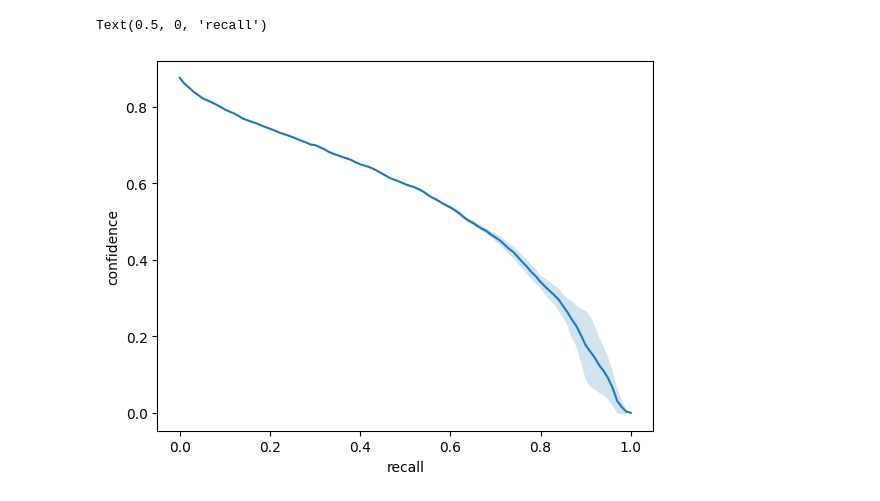
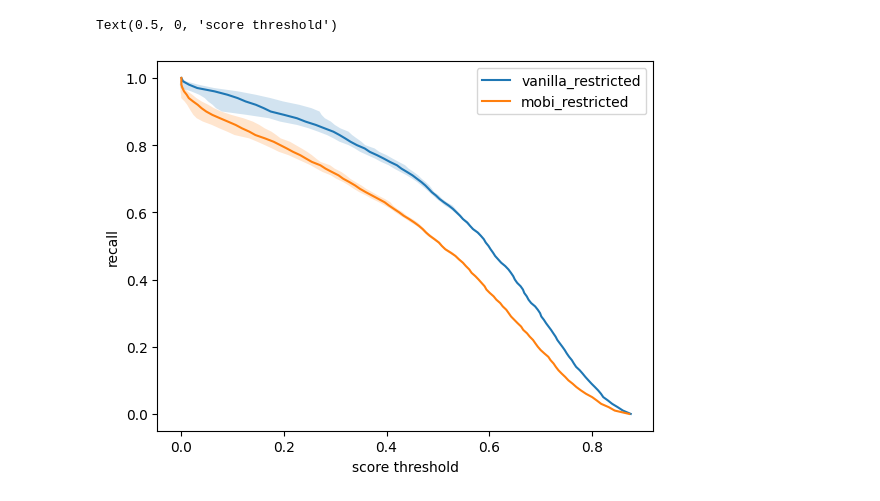
Before and after one commit to alexbuburuzan/MObI, a Jupyter notebook: bevfusion/edited-objects-eval.ipynb, the cells around one changed output. Cells and saved outputs as stored; diff of their text form; code cells hidden in the pictures.

```diff
--- a/bevfusion/edited-objects-eval.ipynb
+++ b/bevfusion/edited-objects-eval.ipynb
@@ -3,13 +3,20 @@ import json
 import matplotlib.pyplot as plt
 import numpy as np
 # %%
-with open("results/metrics_details.json") as f:
-    data = json.load(f)
+results = {}
+
+for k in ["vanilla", "vanilla_restricted", "mobi", "mobi_restricted"]:
+    with open(f"results_{k}/metrics_details.json") as f:
+        results[k] = json.load(f)
 # %%
-keys = ["car:0.5", "car:1.0", "car:2.0", "car:4.0"]
-for k, d in ((key, data[key]) for key in keys):
-    plt.plot(d["recall"], d["confidence"], label=k)
-plt.ylabel('confidence')
-plt.xlabel('recall')
-plt.legend()
+for k in results:
+    data = results[k]
+
+    keys = ["car:0.5", "car:1.0", "car:2.0", "car:4.0"]
+    for k, d in ((key, data[key]) for key in keys):
+        plt.plot(d["confidence"], d["recall"], label=k)
+    plt.ylabel('recall')
+    plt.xlabel('score threshold')
+    plt.legend()
+    plt.show()
 # %% [output]
@@ -18,13 +27,18 @@ plt.legend()
 # %%
-# Compute the mean and std of the confidence for each recall value over keys
-mean = np.stack([data[key]["confidence"] for key in keys]).mean(axis=0)
-std = np.stack([data[key]["confidence"] for key in keys]).std(axis=0)
+for k in ["vanilla_restricted", "mobi_restricted"]:  # results:
+    data = results[k]
 
-# Plot the mean and std as a shaded area
-plt.fill_between(data[keys[0]]["recall"], mean - std, mean + std, alpha=0.2)
-plt.plot(data[keys[0]]["recall"], mean, label="mean")
-plt.ylabel('confidence')
-plt.xlabel('recall')
+    # Compute the mean and std of the confidence for each recall value over keys
+    mean = np.stack([data[key]["confidence"] for key in keys]).mean(axis=0)
+    std = np.stack([data[key]["confidence"] for key in keys]).std(axis=0)
+
+    # Plot the mean and std as a shaded area
+    plt.fill_betweenx(data[keys[0]]["recall"], mean - std, mean + std, alpha=0.2)
+    plt.plot(mean, data[keys[0]]["recall"], label=k)
+
+plt.legend()
+plt.ylabel('recall')
+plt.xlabel('score threshold')
 # %% [output]
-Text(0.5, 0, 'recall')
+Text(0.5, 0, 'score threshold')
-[figure, old version]
+[figure, new version]
```
Also changed, not shown: parts of 3 cells of this notebook, 7 other files.
